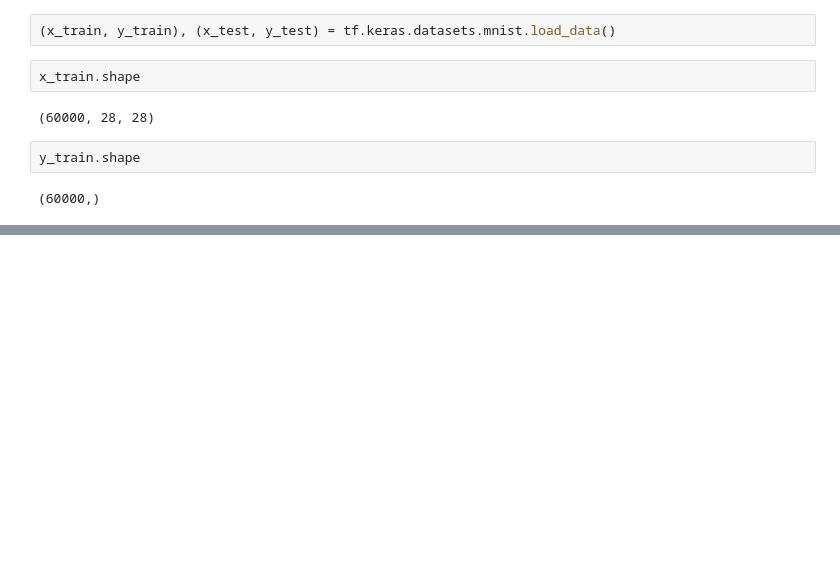
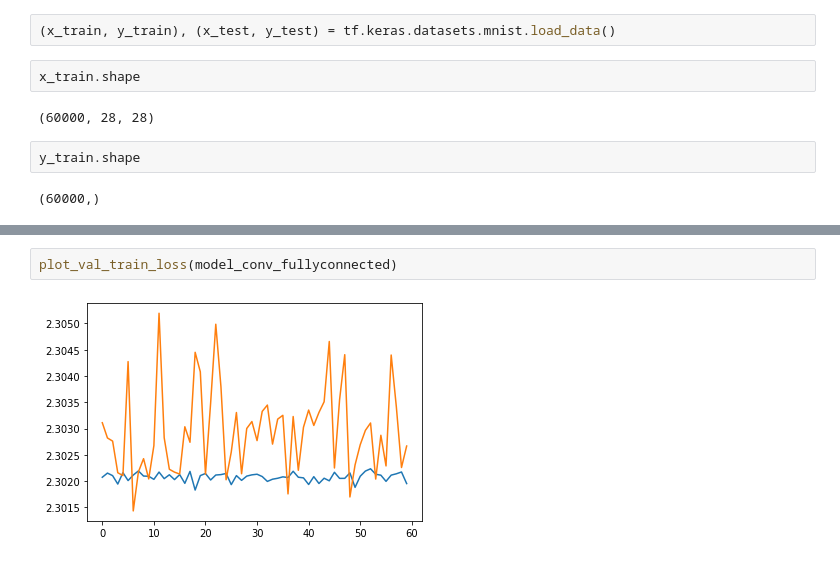
Before and after one commit to mibrahimy/playbooks, a Jupyter notebook: MNIST Classification.ipynb, the cells around one changed output, grey strips where cells are left out. Cells and saved outputs as stored; diff of their text form; blank space fills up the shorter version.

```diff
--- a/MNIST Classification.ipynb
+++ b/MNIST Classification.ipynb
@@ -80,0 +184,4 @@ model_fullyconv.compile(optimizer=tf.keras.optimizers.SGD(), loss=tf.keras.losse
+# %%
+plot_val_train_loss(model_conv_fullyconnected)
+# %% [output]
+[figure, added]
```
Also changed, not shown: parts of 49 cells of this notebook.
